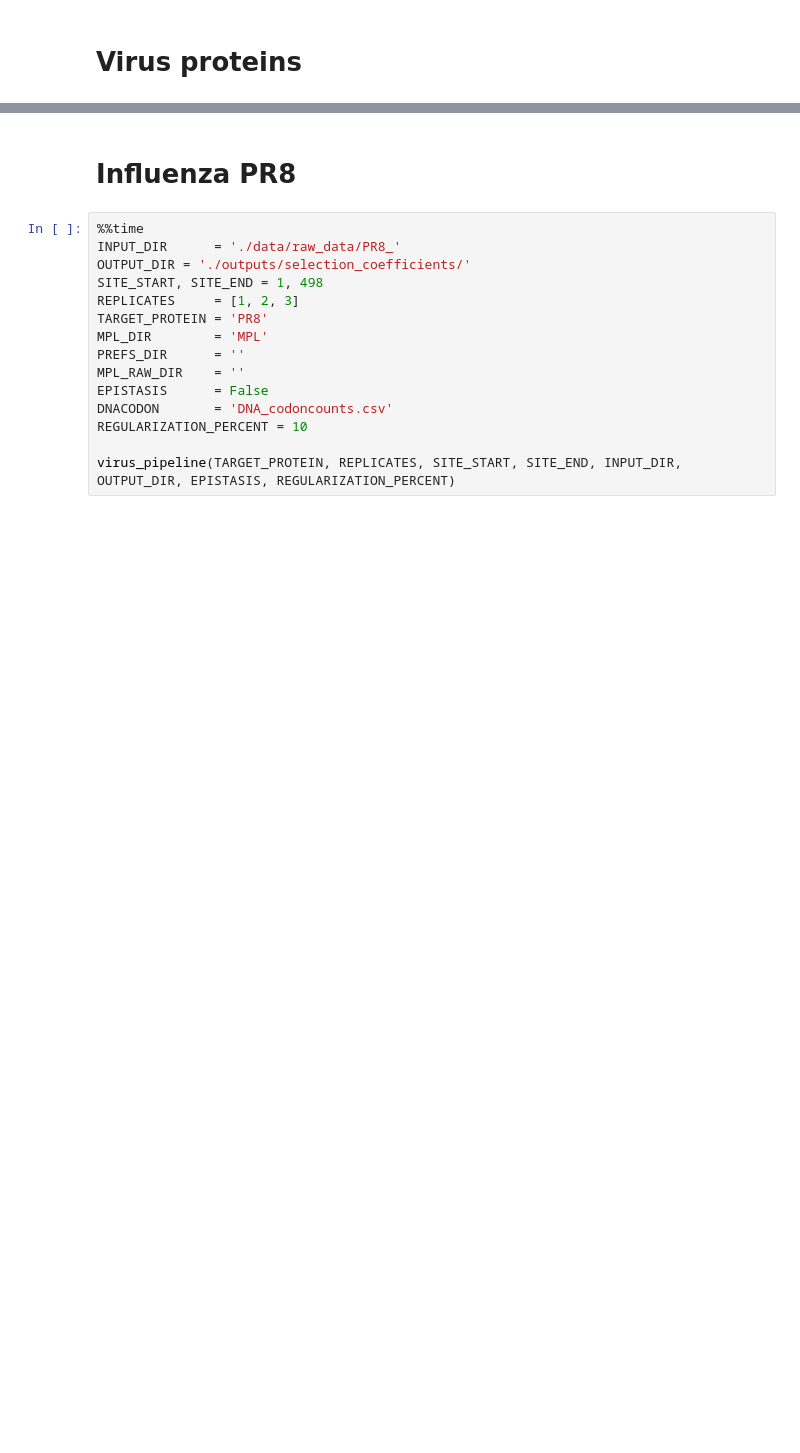
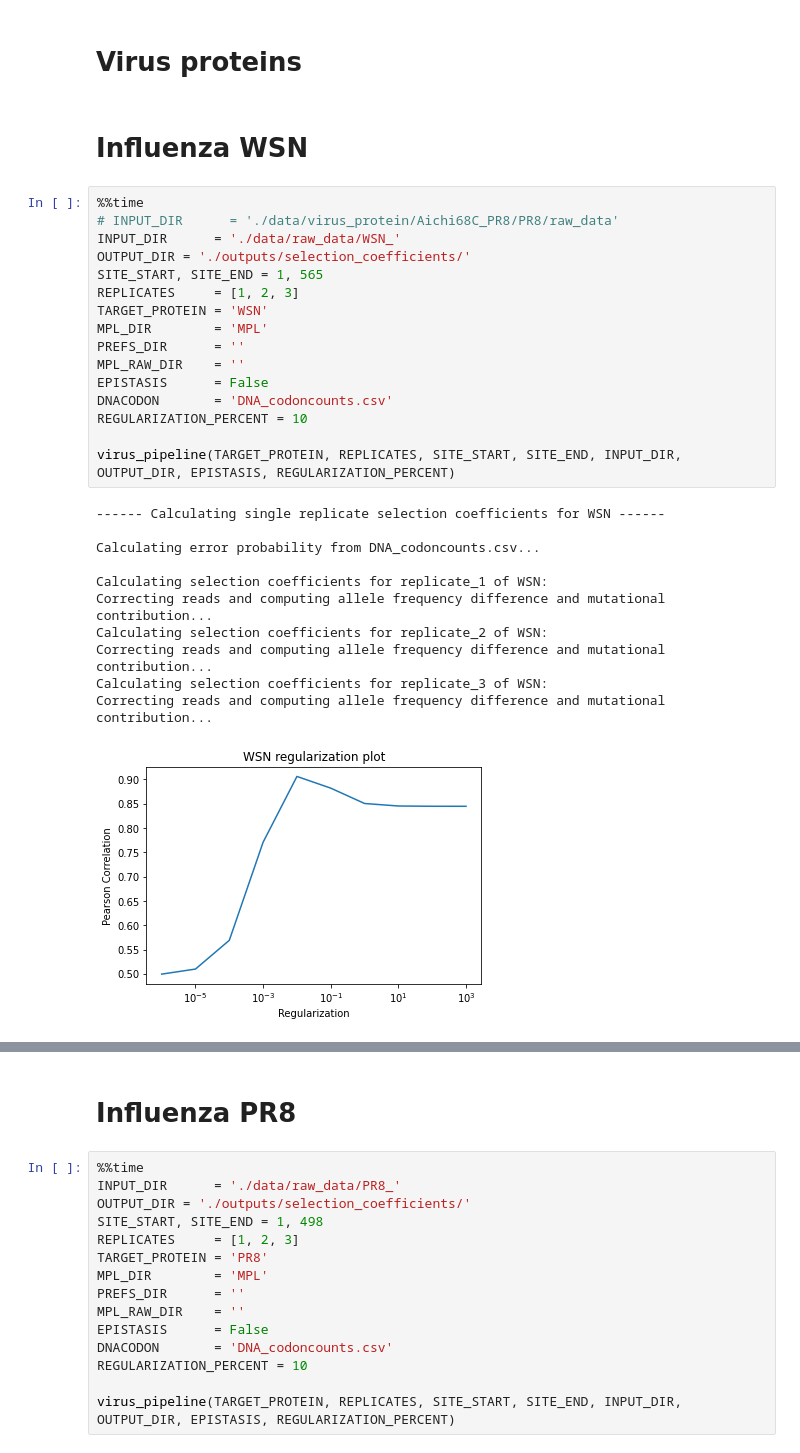
Before and after one commit to bartonlab/paper-DMS-inference, a Jupyter notebook: MPL_inference.ipynb, the cells around one changed output, grey strips where cells are left out. Cells and saved outputs as stored; diff of their text form; blank space fills up the shorter version.

Commit message:
Fixed index issue; add WSN data set; add natural frequency analysis
Natural frequency analysis and selection vs. preference analysis are in figures.ipynb

```diff
--- a/MPL_inference.ipynb
+++ b/MPL_inference.ipynb
@@ -491,2 +491,32 @@ Wall time: 1min 26s
 # %% [markdown]
 # Virus proteins
+# %% [markdown]
+# Influenza WSN
+# %%
+%%time
+# INPUT_DIR      = './data/virus_protein/Aichi68C_PR8/PR8/raw_data'
+INPUT_DIR      = './data/raw_data/WSN_'
+OUTPUT_DIR = './outputs/selection_coefficients/'
+SITE_START, SITE_END = 1, 565
+REPLICATES     = [1, 2, 3]
+TARGET_PROTEIN = 'WSN'
+MPL_DIR        = 'MPL'
+PREFS_DIR      = ''
+MPL_RAW_DIR    = ''
+EPISTASIS      = False
+DNACODON       = 'DNA_codoncounts.csv'
+REGULARIZATION_PERCENT = 10
+
+virus_pipeline(TARGET_PROTEIN, REPLICATES, SITE_START, SITE_END, INPUT_DIR, OUTPUT_DIR, EPISTASIS, REGULARIZATION_PERCENT)
+# %% [output]
+------ Calculating single replicate selection coefficients for WSN ------
+
+Calculating error probability from DNA_codoncounts.csv...
+
+Calculating selection coefficients for replicate_1 of WSN:
+Correcting reads and computing allele frequency difference and mutational contribution...
+Calculating selection coefficients for replicate_2 of WSN:
+Correcting reads and computing allele frequency difference and mutational contribution...
+Calculating selection coefficients for replicate_3 of WSN:
+Correcting reads and computing allele frequency difference and mutational contribution...
+[figure, added]
```
Also changed, not shown: parts of 9 cells of this notebook, 37 other files.
